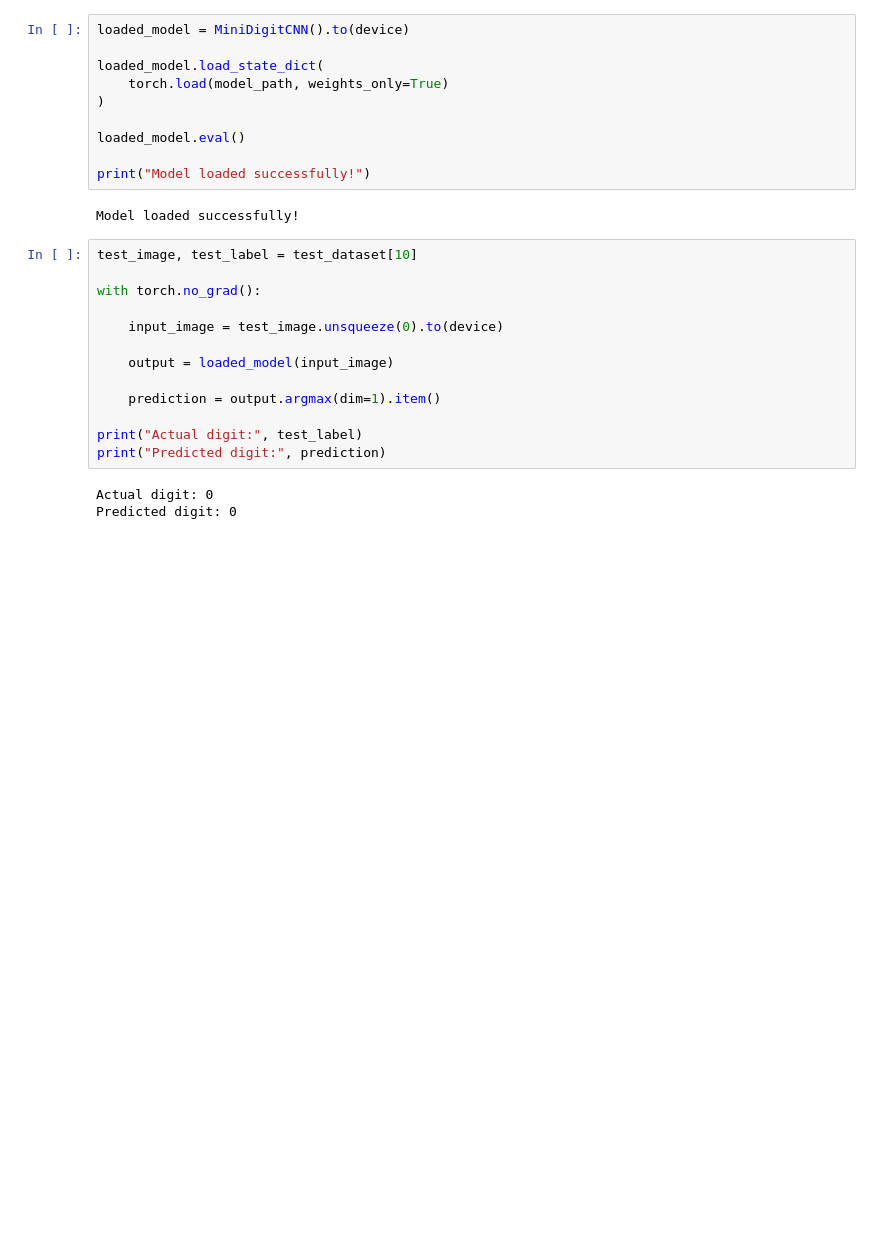
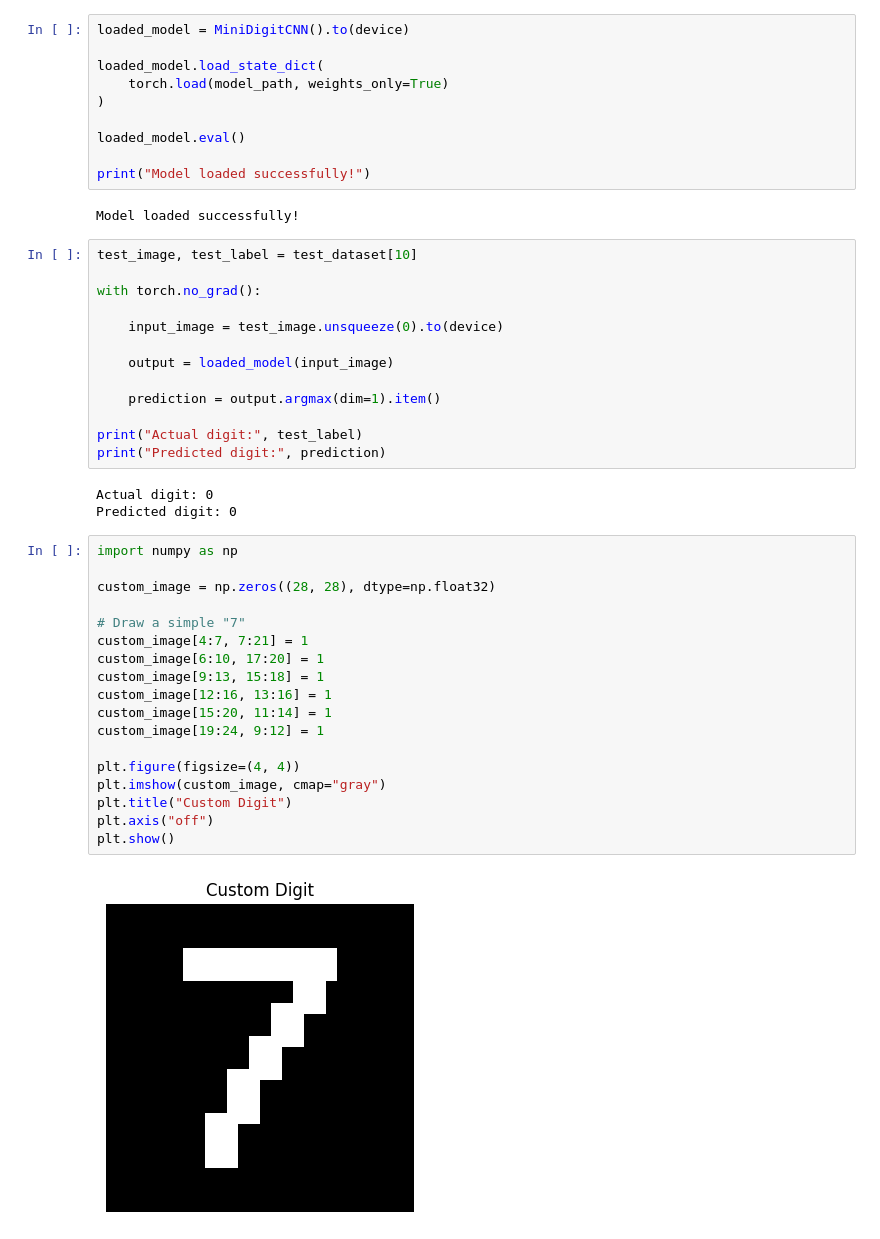
Before and after one commit to shriom17/MiniDigit-AI, a Jupyter notebook: MiniDigit-AI.ipynb, the cells around one changed output. Cells and saved outputs as stored; diff of their text form; blank space fills up the shorter version.

```diff
--- a/MiniDigit-AI.ipynb
+++ b/MiniDigit-AI.ipynb
@@ -410,3 +410,23 @@ print("Predicted digit:", prediction)
 # %% [output]
 Actual digit: 0
 Predicted digit: 0
+# %%
+import numpy as np
+
+custom_image = np.zeros((28, 28), dtype=np.float32)
+
+# Draw a simple "7"
+custom_image[4:7, 7:21] = 1
+custom_image[6:10, 17:20] = 1
+custom_image[9:13, 15:18] = 1
+custom_image[12:16, 13:16] = 1
+custom_image[15:20, 11:14] = 1
+custom_image[19:24, 9:12] = 1
+
+plt.figure(figsize=(4, 4))
+plt.imshow(custom_image, cmap="gray")
+plt.title("Custom Digit")
+plt.axis("off")
+plt.show()
+# %% [output]
+[figure, added]
```
Also changed, not shown: parts of 15 cells of this notebook.
